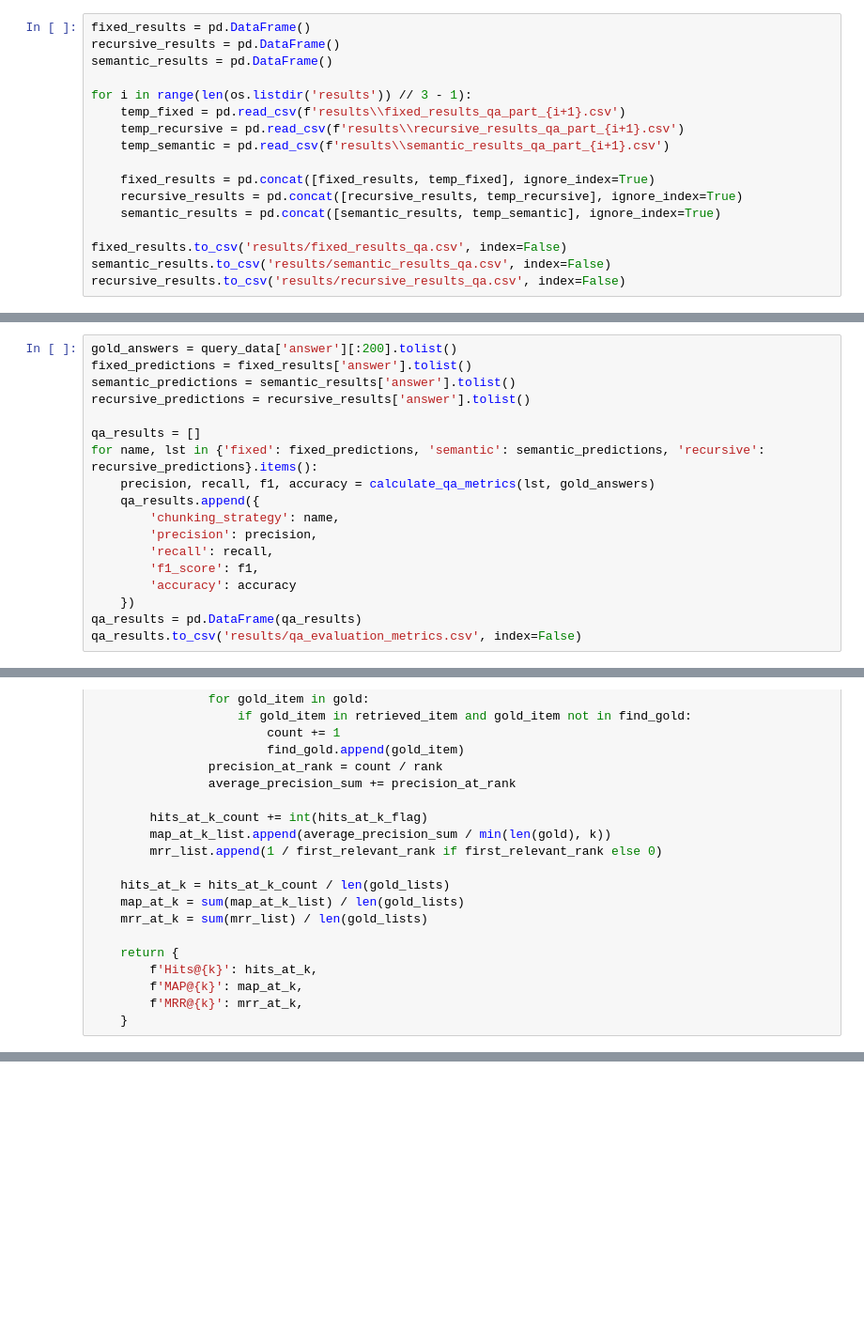
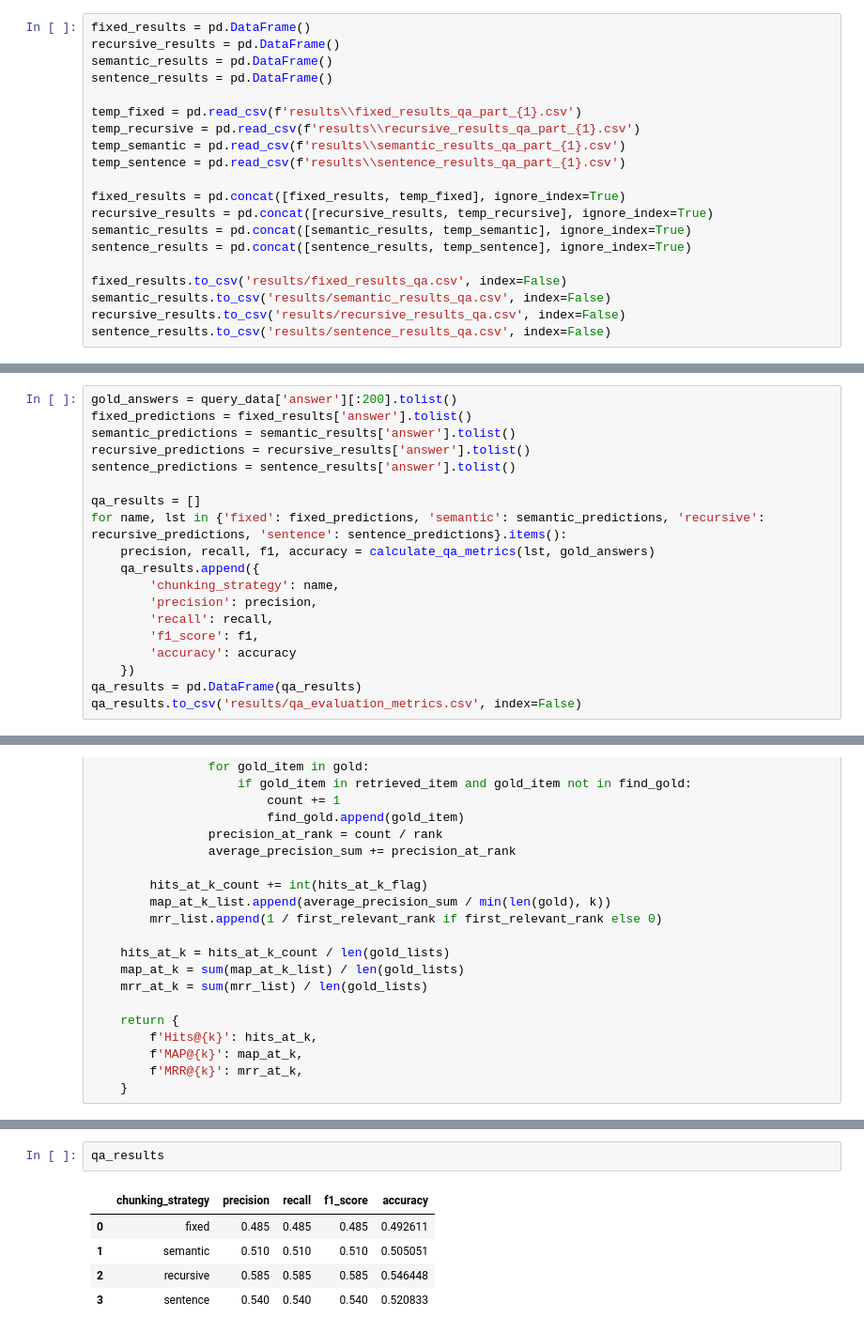
Before and after one commit to Mindalmilk/rag_chunking, a Jupyter notebook: evaluate_results.ipynb, the cells around one changed output, grey strips where cells are left out. Shown at 94% size. Saved outputs shown, nothing was run; the diff lists cells and outputs as text; blank space fills up the shorter version.

Commit message:
add semantic evaluate

```diff
--- a/evaluate_results.ipynb
+++ b/evaluate_results.ipynb
@@ -24,16 +24,19 @@ query_data
 fixed_results = pd.DataFrame()
 recursive_results = pd.DataFrame()
 semantic_results = pd.DataFrame()
+sentence_results = pd.DataFrame()
 
-for i in range(len(os.listdir('results')) // 3 - 1):
-    temp_fixed = pd.read_csv(f'results\\fixed_results_qa_part_{i+1}.csv')
-    temp_recursive = pd.read_csv(f'results\\recursive_results_qa_part_{i+1}.csv')
-    temp_semantic = pd.read_csv(f'results\\semantic_results_qa_part_{i+1}.csv')
+temp_fixed = pd.read_csv(f'results\\fixed_results_qa_part_{1}.csv')
+temp_recursive = pd.read_csv(f'results\\recursive_results_qa_part_{1}.csv')
+temp_semantic = pd.read_csv(f'results\\semantic_results_qa_part_{1}.csv')
+temp_sentence = pd.read_csv(f'results\\sentence_results_qa_part_{1}.csv')
 
-    fixed_results = pd.concat([fixed_results, temp_fixed], ignore_index=True)
-    recursive_results = pd.concat([recursive_results, temp_recursive], ignore_index=True)
-    semantic_results = pd.concat([semantic_results, temp_semantic], ignore_index=True)
+fixed_results = pd.concat([fixed_results, temp_fixed], ignore_index=True)
+recursive_results = pd.concat([recursive_results, temp_recursive], ignore_index=True)
+semantic_results = pd.concat([semantic_results, temp_semantic], ignore_index=True)
+sentence_results = pd.concat([sentence_results, temp_sentence], ignore_index=True)
 
 fixed_results.to_csv('results/fixed_results_qa.csv', index=False)
 semantic_results.to_csv('results/semantic_results_qa.csv', index=False)
 recursive_results.to_csv('results/recursive_results_qa.csv', index=False)
+sentence_results.to_csv('results/sentence_results_qa.csv', index=False)
@@ -64,9 +64,10 @@ gold_answers = query_data['answer'][:200].tolist()
 fixed_predictions = fixed_results['answer'].tolist()
 semantic_predictions = semantic_results['answer'].tolist()
 recursive_predictions = recursive_results['answer'].tolist()
+sentence_predictions = sentence_results['answer'].tolist()
 
 qa_results = []
-for name, lst in {'fixed': fixed_predictions, 'semantic': semantic_predictions, 'recursive': recursive_predictions}.items():
+for name, lst in {'fixed': fixed_predictions, 'semantic': semantic_predictions, 'recursive': recursive_predictions, 'sentence': sentence_predictions}.items():
     precision, recall, f1, accuracy = calculate_qa_metrics(lst, gold_answers)
     qa_results.append({
         'chunking_strategy': name,
@@ -147,0 +158,8 @@ retrieval_results.to_csv('results/retrieval_evaluation_metrics.csv', index=False
+# %%
+qa_results
+# %% [output]
+|  | chunking_strategy | precision | recall | f1_score | accuracy |
+| 0 | fixed | 0.485 | 0.485 | 0.485 | 0.492611 |
+| 1 | semantic | 0.510 | 0.510 | 0.510 | 0.505051 |
+| 2 | recursive | 0.585 | 0.585 | 0.585 | 0.546448 |
+| 3 | sentence | 0.540 | 0.540 | 0.540 | 0.520833 |
```
Also changed, not shown: parts of 3 cells of this notebook, 18 other files.
